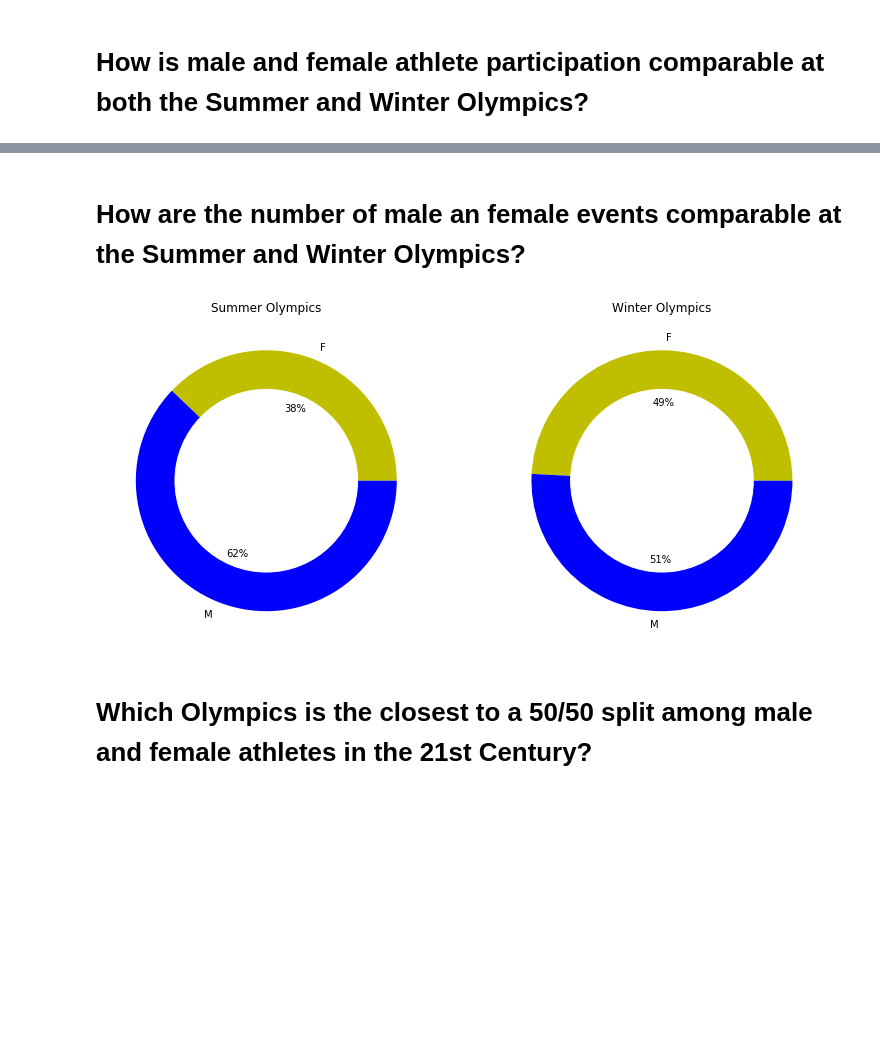
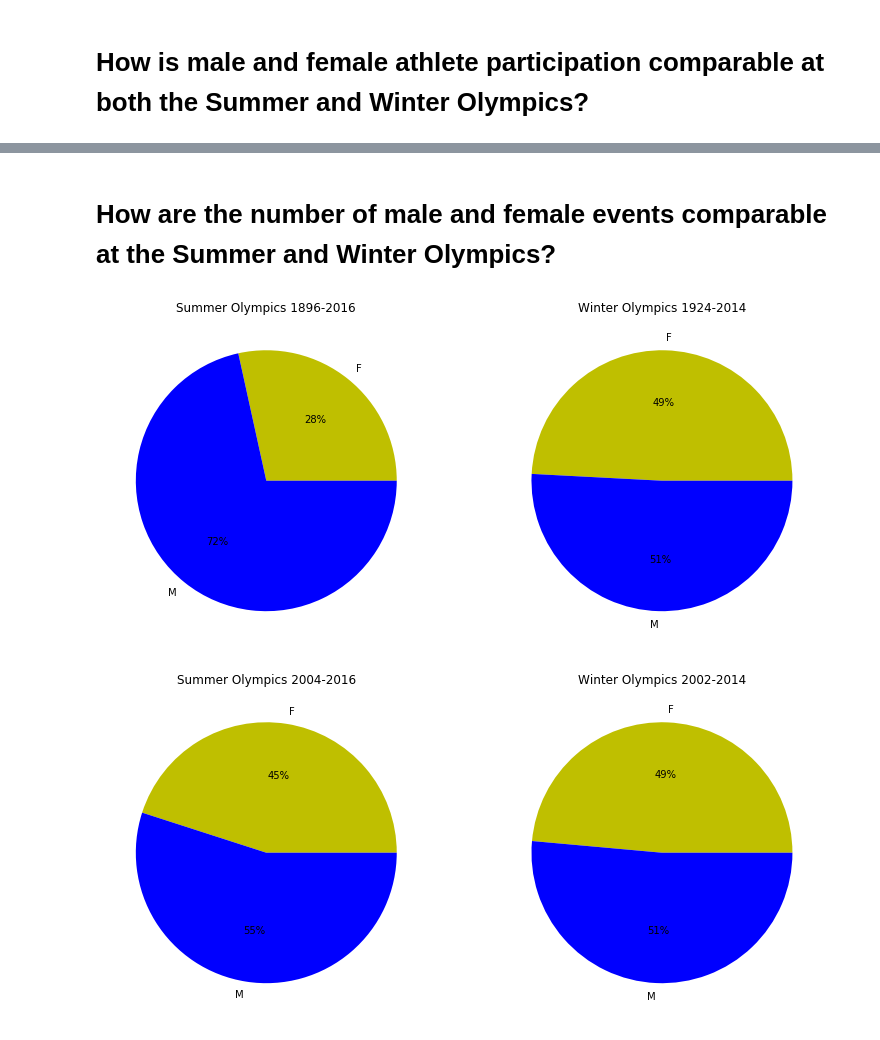
Before and after one commit to OMcPhillips/DataScienceInPracticeProject, a Jupyter notebook: RQ2.ipynb, the cells around one changed output, grey strips where cells are left out. Saved outputs shown, nothing was run; the diff lists cells and outputs as text; code cells hidden in the pictures; blank space fills up the shorter version.

```diff
--- a/RQ2.ipynb
+++ b/RQ2.ipynb
@@ -62,3 +116,5 @@ winterF = winter[~winter.Sex.str.contains('M')]
+# %%
+summerNonUnique = summer.drop_duplicates(subset=['Year', 'Event'], keep='first')
+winterNonUnique = winter.drop_duplicates(subset=['Year', 'Event'], keep='first')
 # %%
-sumEvents = pd.crosstab(summer['Year'], summer['Event'])
-sumEvents.head(3)
+sumEvents = pd.crosstab(summerNonUnique['Year'], summerNonUnique['Event'])
@@ -72,3 +121,2 @@ sumEvents.head(3)
 # %%
-winEvents = pd.crosstab(winter['Year'], winter['Event'])
-winEvents.head(3)
+winEvents = pd.crosstab(winterNonUnique['Year'], winterNonUnique['Event'])
@@ -88,3 +146,5 @@ EveWin = winEvents[winEvents.astype(bool)].stack().reset_index().drop(0,1)
+# %%
+EveSum = EveSum[~EveSum.Event.str.contains("Mixed")]
 # %%
 EveSum['Gender'] = EveSum.Event.str.contains('Men').apply(lambda x: 'M' if x else 'F')
 EveWin['Gender'] = EveWin.Event.str.contains('Men').apply(lambda x: 'M' if x else 'F')
@@ -203,28 +314,38 @@ plt.show()
 # %% [markdown]
-# How are the number of male an female events comparable at the Summer and Winter Olympics?
+# How are the number of male and female events comparable at the Summer and Winter Olympics?
 # %%
 plt.figure(figsize=(13,6))
 
 
 plt.subplot(121)
-EveSum.groupby("Gender")["Event"].nunique().plot.pie(autopct = "%1.0f%%",
-                                               colors = ["y","b"])
+EveSum.groupby("Gender")["Event"].nunique().plot.pie(autopct = "%1.0f%%", colors = ["y","b"])
 plt.ylabel("")
-circ = plt.Circle((0,0),.7,color = "white")
-plt.gca().add_artist(circ)
-plt.title("Summer Olympics")
+plt.title("Summer Olympics 1896-2016")
 
 
 plt.subplot(122)
-EveWin.groupby("Gender")["Event"].nunique().plot.pie(autopct = "%1.0f%%",
-                                               colors = ["y","b"])
+EveWin.groupby("Gender")["Event"].nunique().plot.pie(autopct = "%1.0f%%", colors = ["y","b"])
 plt.ylabel("")
-circ = plt.Circle((0,0),.7,color = "white")
-plt.gca().add_artist(circ)
-plt.title("Winter Olympics")
+plt.title("Winter Olympics 1924-2014")
 
 plt.show()
 # %% [output]
-[figure, old version]
+[figure, new version]
-# %% [markdown]
-# Which Olympics is the closest to a 50/50 split among male and female athletes in the 21st Century?
+# %%
+plt.figure(figsize=(13,6))
+
+
+plt.subplot(121)
+rSum.groupby("Gender")["Event"].nunique().plot.pie(autopct = "%1.0f%%", colors = ["y","b"])
+plt.ylabel("")
+plt.title("Summer Olympics 2004-2016")
+
+
+plt.subplot(122)
+rWin.groupby("Gender")["Event"].nunique().plot.pie(autopct = "%1.0f%%", colors = ["y","b"])
+plt.ylabel("")
+plt.title("Winter Olympics 2002-2014")
+
+plt.show()
+# %% [output]
+[figure, added]
```
Also changed, not shown: parts of 26 cells of this notebook.
